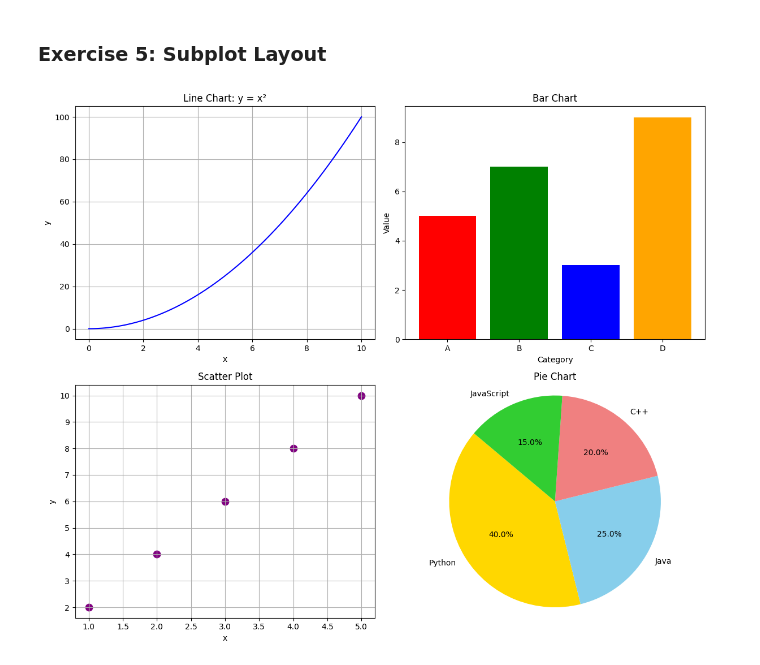
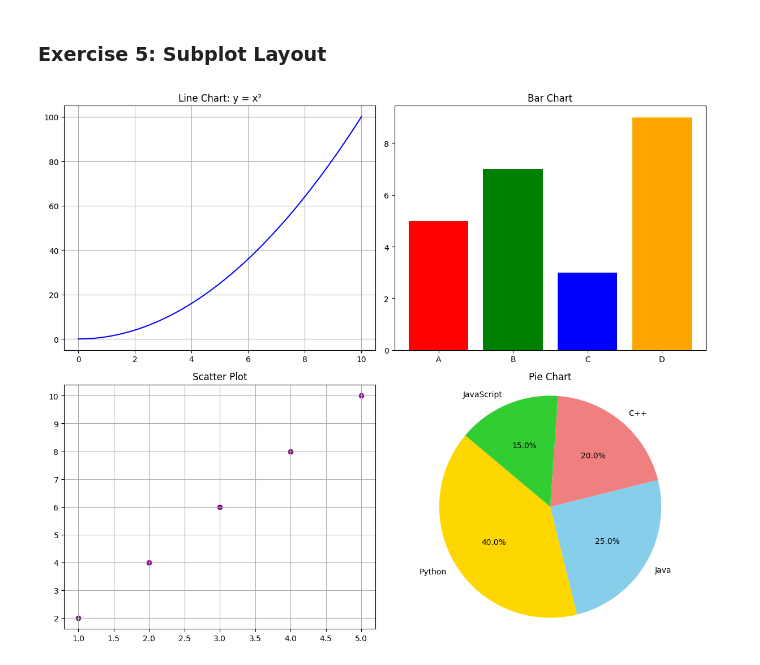
Before and after one commit to Vasudha-01/python-jupyter-template, a Jupyter notebook: src/5-subplot.ipynb, the cells around one changed output. Cells and saved outputs as stored; diff of their text form; code cells hidden in the pictures.

```diff
--- a/src/5-subplot.ipynb
+++ b/src/5-subplot.ipynb
@@ -7,51 +7,49 @@
 import matplotlib.pyplot as plt
 import numpy as np
 
-# Data
+# Line chart data
 x_line = np.linspace(0, 10, 100)
 y_line = x_line ** 2
 
+# Bar chart data
 categories = ['A', 'B', 'C', 'D']
 bar_values = [5, 7, 3, 9]
 bar_colors = ['red', 'green', 'blue', 'orange']
 
+# Scatter plot data
 x_scatter = [1, 2, 3, 4, 5]
 y_scatter = [2, 4, 6, 8, 10]
 
+# Pie chart data
 pie_labels = ['Python', 'Java', 'C++', 'JavaScript']
 pie_sizes = [40, 25, 20, 15]
 pie_colors = ['gold', 'skyblue', 'lightcoral', 'limegreen']
 
-# Create subplots
+# Validate datasets
+assert len(categories) == len(bar_values) == len(bar_colors)
+assert len(x_scatter) == len(y_scatter)
+if sum(pie_sizes) != 100:
+    pie_sizes = [s * 100 / sum(pie_sizes) for s in pie_sizes]
+
+# Subplots
 fig, axs = plt.subplots(2, 2, figsize=(12, 10))
 
-# Line chart
 axs[0, 0].plot(x_line, y_line, color='blue')
 axs[0, 0].set_title("Line Chart: y = x²")
-axs[0, 0].set_xlabel("x")
-axs[0, 0].set_ylabel("y")
 axs[0, 0].grid(True)
 
-# Bar chart
 axs[0, 1].bar(categories, bar_values, color=bar_colors)
 axs[0, 1].set_title("Bar Chart")
-axs[0, 1].set_xlabel("Category")
-axs[0, 1].set_ylabel("Value")
 
-# Scatter plot
-axs[1, 0].scatter(x_scatter, y_scatter, color='purple', s=80)
+axs[1, 0].scatter(x_scatter, y_scatter, color='purple')
 axs[1, 0].set_title("Scatter Plot")
-axs[1, 0].set_xlabel("x")
-axs[1, 0].set_ylabel("y")
 axs[1, 0].grid(True)
 
-# Pie chart
 axs[1, 1].pie(pie_sizes, labels=pie_labels, colors=pie_colors, autopct='%1.1f%%', startangle=140)
 axs[1, 1].set_title("Pie Chart")
-axs[1, 1].axis('equal')  # Keep it circular
+axs[1, 1].axis('equal')
 
-# Layout adjustment
 plt.tight_layout()
 plt.show()
 # %% [output]
-[figure, old version]
+[figure, new version]
```
Also changed, not shown: 5 other files.
